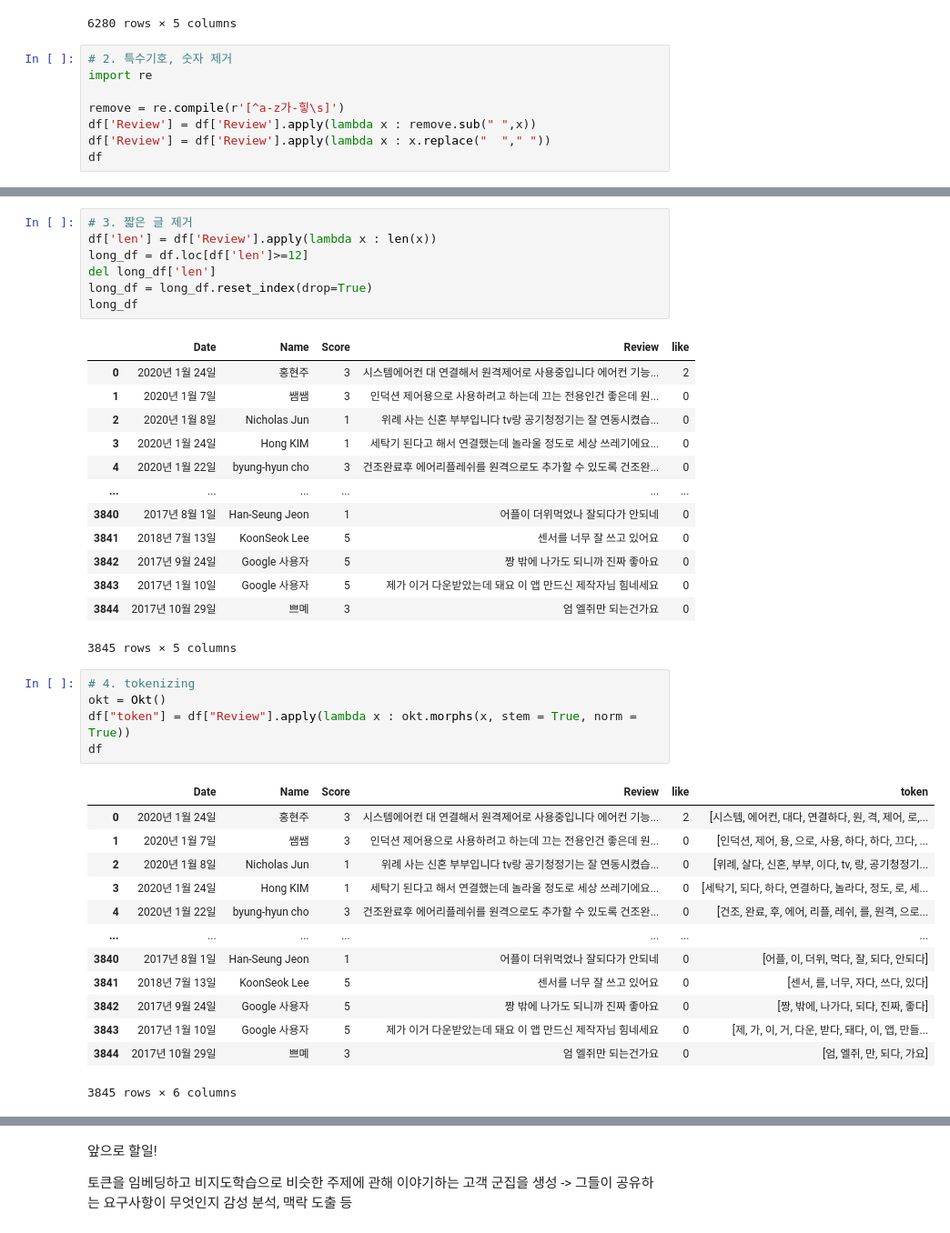
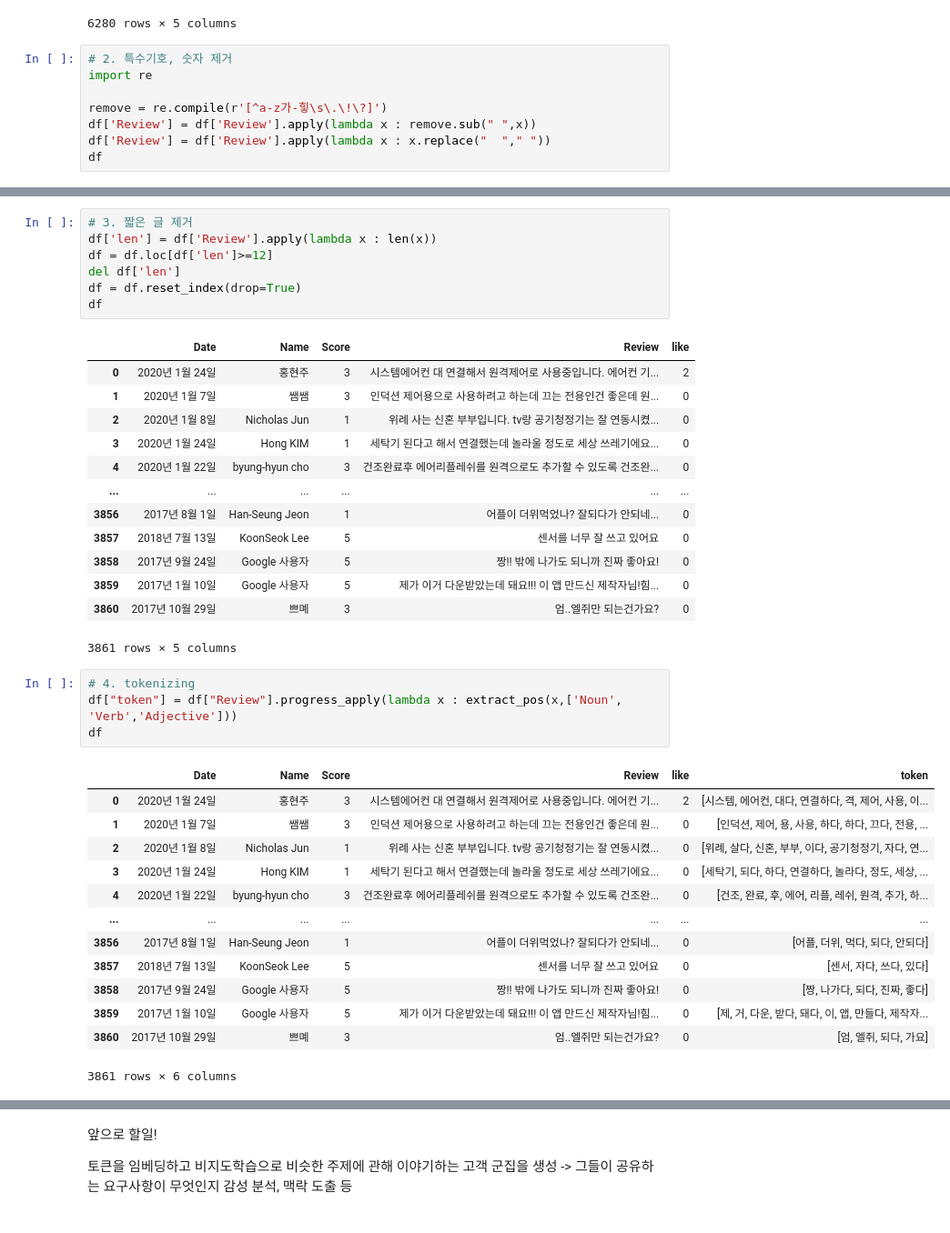
Before and after one commit to donna6355/study_python, a Jupyter notebook: ml_pre_processing.ipynb, the cells around one changed output, grey strips where cells are left out. Shown at 91% size. Cells and saved outputs as stored; diff of their text form.

Commit message:
[dx] ml_tokenizing_tf_idf

```diff
--- a/ml_pre_processing.ipynb
+++ b/ml_pre_processing.ipynb
@@ -71,7 +56,7 @@ df
 # 2. 특수기호, 숫자 제거
 import re
 
-remove = re.compile(r'[^a-z가-힣\s]')
+remove = re.compile(r'[^a-z가-힣\s\.\!\?]')
 df['Review'] = df['Review'].apply(lambda x : remove.sub(" ",x))
 df['Review'] = df['Review'].apply(lambda x : x.replace("  "," "))
 df
@@ -92,40 +77,39 @@ df
 # %%
 # 3. 짧은 글 제거
 df['len'] = df['Review'].apply(lambda x : len(x))
-long_df = df.loc[df['len']>=12]
-del long_df['len']
-long_df = long_df.reset_index(drop=True)
-long_df
+df = df.loc[df['len']>=12]
+del df['len']
+df = df.reset_index(drop=True)
+df
 # %% [output]
 |  | Date | Name | Score | Review | like |
-| 0 | 2020년 1월 24일 | 홍현주 | 3 | 시스템에어컨 대 연결해서 원격제어로 사용중입니다 에어컨 기능... | 2 |
+| 0 | 2020년 1월 24일 | 홍현주 | 3 | 시스템에어컨 대 연결해서 원격제어로 사용중입니다. 에어컨 기... | 2 |
 | 1 | 2020년 1월 7일 | 쌤쌤 | 3 | 인덕션 제어용으로 사용하려고 하는데 끄는 전용인건 좋은데 원... | 0 |
-| 2 | 2020년 1월 8일 | Nicholas Jun | 1 | 위례 사는 신혼 부부입니다 tv랑 공기청정기는 잘 연동시켰습... | 0 |
+| 2 | 2020년 1월 8일 | Nicholas Jun | 1 | 위례 사는 신혼 부부입니다. tv랑 공기청정기는 잘 연동시켰... | 0 |
 | 3 | 2020년 1월 24일 | Hong KIM | 1 | 세탁기 된다고 해서 연결했는데 놀라울 정도로 세상 쓰레기에요... | 0 |
 | 4 | 2020년 1월 22일 | byung-hyun cho | 3 | 건조완료후 에어리플레쉬를 원격으로도 추가할 수 있도록 건조완... | 0 |
 | ... | ... | ... | ... | ... | ... |
-| 3840 | 2017년 8월 1일 | Han-Seung Jeon | 1 | 어플이 더위먹었나 잘되다가 안되네 | 0 |
-| 3841 | 2018년 7월 13일 | KoonSeok Lee | 5 | 센서를 너무 잘 쓰고 있어요 | 0 |
-| 3842 | 2017년 9월 24일 | Google 사용자 | 5 | 짱 밖에 나가도 되니까 진짜 좋아요 | 0 |
-| 3843 | 2017년 1월 10일 | Google 사용자 | 5 | 제가 이거 다운받았는데 돼요 이 앱 만드신 제작자님 힘네세요 | 0 |
-| 3844 | 2017년 10월 29일 | 쁘몌 | 3 | 엄 엘쥐만 되는건가요 | 0 |
+| 3856 | 2017년 8월 1일 | Han-Seung Jeon | 1 | 어플이 더위먹었나? 잘되다가 안되네... | 0 |
+| 3857 | 2018년 7월 13일 | KoonSeok Lee | 5 | 센서를 너무 잘 쓰고 있어요 | 0 |
+| 3858 | 2017년 9월 24일 | Google 사용자 | 5 | 짱!! 밖에 나가도 되니까 진짜 좋아요! | 0 |
+| 3859 | 2017년 1월 10일 | Google 사용자 | 5 | 제가 이거 다운받았는데 돼요!!! 이 앱 만드신 제작자님!힘... | 0 |
+| 3860 | 2017년 10월 29일 | 쁘몌 | 3 | 엄..엘쥐만 되는건가요? | 0 |
-3845 rows × 5 columns
+3861 rows × 5 columns
 # %%
 # 4. tokenizing
-okt = Okt()
-df["token"] = df["Review"].apply(lambda x : okt.morphs(x, stem = True, norm = True))
+df["token"] = df["Review"].progress_apply(lambda x : extract_pos(x,['Noun', 'Verb','Adjective']))
 df
 # %% [output]
 |  | Date | Name | Score | Review | like | token |
-| 0 | 2020년 1월 24일 | 홍현주 | 3 | 시스템에어컨 대 연결해서 원격제어로 사용중입니다 에어컨 기능... | 2 | [시스템, 에어컨, 대다, 연결하다, 원, 격, 제어, 로,... |
-| 1 | 2020년 1월 7일 | 쌤쌤 | 3 | 인덕션 제어용으로 사용하려고 하는데 끄는 전용인건 좋은데 원... | 0 | [인덕션, 제어, 용, 으로, 사용, 하다, 하다, 끄다, ... |
-| 2 | 2020년 1월 8일 | Nicholas Jun | 1 | 위례 사는 신혼 부부입니다 tv랑 공기청정기는 잘 연동시켰습... | 0 | [위례, 살다, 신혼, 부부, 이다, tv, 랑, 공기청정기... |
-| 3 | 2020년 1월 24일 | Hong KIM | 1 | 세탁기 된다고 해서 연결했는데 놀라울 정도로 세상 쓰레기에요... | 0 | [세탁기, 되다, 하다, 연결하다, 놀라다, 정도, 로, 세... |
-| 4 | 2020년 1월 22일 | byung-hyun cho | 3 | 건조완료후 에어리플레쉬를 원격으로도 추가할 수 있도록 건조완... | 0 | [건조, 완료, 후, 에어, 리플, 레쉬, 를, 원격, 으로... |
+| 0 | 2020년 1월 24일 | 홍현주 | 3 | 시스템에어컨 대 연결해서 원격제어로 사용중입니다. 에어컨 기... | 2 | [시스템, 에어컨, 대다, 연결하다, 격, 제어, 사용, 이... |
+| 1 | 2020년 1월 7일 | 쌤쌤 | 3 | 인덕션 제어용으로 사용하려고 하는데 끄는 전용인건 좋은데 원... | 0 | [인덕션, 제어, 용, 사용, 하다, 하다, 끄다, 전용, ... |
+| 2 | 2020년 1월 8일 | Nicholas Jun | 1 | 위례 사는 신혼 부부입니다. tv랑 공기청정기는 잘 연동시켰... | 0 | [위례, 살다, 신혼, 부부, 이다, 공기청정기, 자다, 연... |
+| 3 | 2020년 1월 24일 | Hong KIM | 1 | 세탁기 된다고 해서 연결했는데 놀라울 정도로 세상 쓰레기에요... | 0 | [세탁기, 되다, 하다, 연결하다, 놀라다, 정도, 세상, ... |
+| 4 | 2020년 1월 22일 | byung-hyun cho | 3 | 건조완료후 에어리플레쉬를 원격으로도 추가할 수 있도록 건조완... | 0 | [건조, 완료, 후, 에어, 리플, 레쉬, 원격, 추가, 하... |
 | ... | ... | ... | ... | ... | ... | ... |
-| 3840 | 2017년 8월 1일 | Han-Seung Jeon | 1 | 어플이 더위먹었나 잘되다가 안되네 | 0 | [어플, 이, 더위, 먹다, 잘, 되다, 안되다] |
-| 3841 | 2018년 7월 13일 | KoonSeok Lee | 5 | 센서를 너무 잘 쓰고 있어요 | 0 | [센서, 를, 너무, 자다, 쓰다, 있다] |
-| 3842 | 2017년 9월 24일 | Google 사용자 | 5 | 짱 밖에 나가도 되니까 진짜 좋아요 | 0 | [짱, 밖에, 나가다, 되다, 진짜, 좋다] |
-| 3843 | 2017년 1월 10일 | Google 사용자 | 5 | 제가 이거 다운받았는데 돼요 이 앱 만드신 제작자님 힘네세요 | 0 | [제, 가, 이, 거, 다운, 받다, 돼다, 이, 앱, 만들... |
-| 3844 | 2017년 10월 29일 | 쁘몌 | 3 | 엄 엘쥐만 되는건가요 | 0 | [엄, 엘쥐, 만, 되다, 가요] |
+| 3856 | 2017년 8월 1일 | Han-Seung Jeon | 1 | 어플이 더위먹었나? 잘되다가 안되네... | 0 | [어플, 더위, 먹다, 되다, 안되다] |
+| 3857 | 2018년 7월 13일 | KoonSeok Lee | 5 | 센서를 너무 잘 쓰고 있어요 | 0 | [센서, 자다, 쓰다, 있다] |
+| 3858 | 2017년 9월 24일 | Google 사용자 | 5 | 짱!! 밖에 나가도 되니까 진짜 좋아요! | 0 | [짱, 나가다, 되다, 진짜, 좋다] |
+| 3859 | 2017년 1월 10일 | Google 사용자 | 5 | 제가 이거 다운받았는데 돼요!!! 이 앱 만드신 제작자님!힘... | 0 | [제, 거, 다운, 받다, 돼다, 이, 앱, 만들다, 제작자... |
+| 3860 | 2017년 10월 29일 | 쁘몌 | 3 | 엄..엘쥐만 되는건가요? | 0 | [엄, 엘쥐, 되다, 가요] |
-3845 rows × 6 columns
+3861 rows × 6 columns
```
Also changed, not shown: parts of 19 cells of this notebook.
